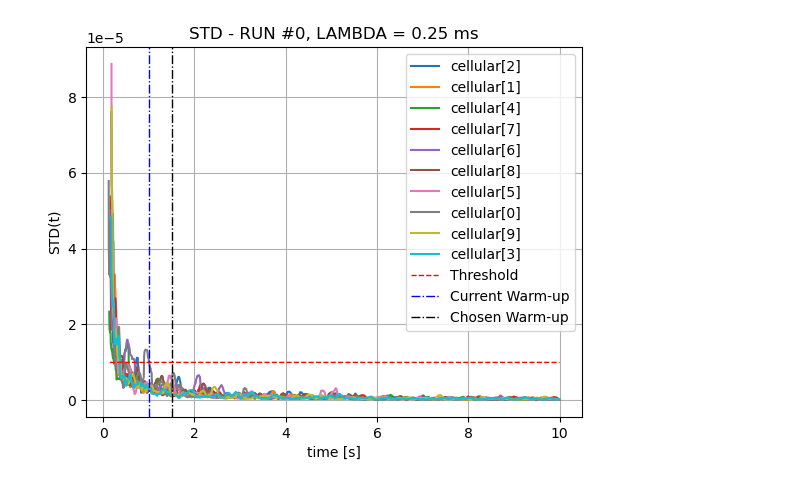
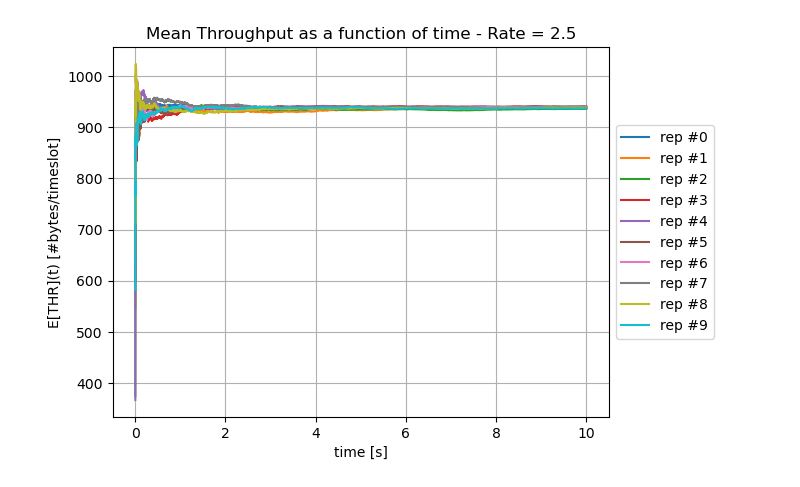
Before and after one commit to federic0casu/PECSN-Project, a Jupyter notebook: OpportunisticCellularNetwork/python/WarmUp_Estimation/warmuptime.ipynb, the cells around one changed output. Cells and saved outputs as stored; diff of their text form; code cells hidden in the pictures.

Commit message:
Warm up time estimation based on throughput - FINAL VERSION

```diff
--- a/OpportunisticCellularNetwork/python/WarmUp_Estimation/warmuptime.ipynb
+++ b/OpportunisticCellularNetwork/python/WarmUp_Estimation/warmuptime.ipynb
@@ -5,82 +5,78 @@ import pandas as pd
 import matplotlib as mpl
 import scipy.stats as st
 import matplotlib.pyplot as plt
 
-path = './'
-run = [0,1,2,3,4,5,6,7,8,9]
-rate = [25,5]
-csv_name = './WarmUp_Estimation/warmuptime#'
+path     = './'
+rate     = ['2_5','1','0_5','0_25']
+_rate    = [2.5,1,0.5,0.25]
+csv_name = './warmuptime_lambda'
+times    = []
 
 def main():
 
 
         for l in range(0,len(rate)):
 
-            for rep in range(0,len(run)):
+            # parse csv
+            raw = pd.read_csv(path + csv_name + str(rate[l]) + '.csv')
 
-                warm_up_i = 0
+            # compute vector of mean values
+            vec_mean_cell = [[],[],[],[],[],[],[],[],[],[]]
 
-                # parse csv
-                raw = pd.read_csv(path + csv_name + str(run[rep]) + '-lambda0_' + str(rate[l]) + '.csv')
+            for rep in range(0,10):
 
-                # compute vector of mean values
-                vec_mean_cell = [[],[],[],[],[],[],[],[],[],[]]
+                vec_mean_cell[rep] = []
 
-                for j in range(0,10):
+                times = raw[raw.columns[2*rep]]
+                array = raw[raw.columns[2*rep+1]]
 
-                    vec_mean_cell[j] = []
+                for i in range(0,len(array)):
+                    temp = array[0:i]
+                    vec_mean_cell[rep].append(np.mean(temp))
 
-                    times = raw[raw.columns[2*j]]
-                    array = raw[raw.columns[2*j+1]]
+                plt.plot(times, vec_mean_cell[rep], label=raw.columns[2*rep])
 
-                    for i in range(0,len(array)):
-                        temp = array[0:i]
-                        vec_mean_cell[j].append(np.mean(temp))
+                if rep == 9:
+                    plt.title('Mean Throughput as a function of time - Rate = ' + str(_rate[l]))
+                    plt.grid(True)
+                    plt.xlabel('time [s]')
+                    plt.ylabel('E[THR](t) [#bytes/timeslot]')
+                    plt.legend(loc='center left', bbox_to_anchor=(1, 0.5))
+                    plt.savefig('./plots/E[THR](t)_lambda' + str(rate[l]) + '.png', bbox_inches='tight')
+                    plt.show()
 
-                    # plt.plot(times, vec_mean_cell[j], label=raw.columns[2*j])
-                    #if j == 9:
-                    #    plt.title('Mean Response Time as a function of time - RUN #' + run)
-                    #    plt.grid(True)
-                    #    plt.xlabel('time [s]')
-                    #    plt.ylabel('E[R](t) [s]')
-                    #    plt.legend()
+            global_std      = []
+            warm_up_time    = 0
+            simulation_time = 10
 
-                    i = 0
-                    # Initialize an empty list to store moving std
-                    moving_std = []
-                    window_size = 40
+            for i in range(0, len(times)):
 
-                    while i < len(vec_mean_cell[j]) - window_size + 1:
-                        window_std = np.std(vec_mean_cell[j][i:i+window_size])
-                        moving_std.append(window_std)
-                        if window_std >= 0.00001:
-                            if times[i+window_size] > warm_up_i:
-                                warm_up_i = times[i+window_size]
-                        i += 1
+                global_mean_j = []
 
-                    plt.plot(times[window_size-1:], moving_std, label=raw.columns[2*j])
+                for j in range(0, 10):
+                    global_mean_j.append(vec_mean_cell[j][i])
 
-                    if j == 9:
-                        plt.title('STD - RUN #' + str(run[rep]) + ', LAMBDA = 0.' + str(rate[l]) + ' ms')
-                        plt.grid(True)
-                        plt.xlabel('time [s]')
-                        plt.ylabel('STD(t)')
+                global_std.append(np.std(global_mean_j))
 
-                        y = []
+                if global_std[i-1] - global_std[i] >= 0.1:
+                    warmup_time = times[i]
 
-                        for x in range(0,len(times[window_size-1:])):
-                            y.append(0.00001)
+                if global_std[i-1] - global_std[i] >= 0.01:
+                    simulation_time = times[i]
 
-                        plt.plot(times[window_size-1:], y, linestyle='--', color='red', label='Threshold', lw='1')
-                        plt.axvline(x = warm_up_i, linestyle='-.', color = 'b', label='Current Warm-up', lw='1')
-                        plt.axvline(x = 1.5, linestyle='-.', color = 'black', label='Chosen Warm-up', lw='1')
-                        plt.legend()
-                        plt.savefig('./WarmUp_Estimation/run' + str(rep) + '_lambda0' + str(rate[l]) + '.png', bbox_inches='tight')
-                        plt.show()
-                        print('RUN#' + str(rep) + ' - LAST TIME STD >= 0.00001 = ' + str(warm_up_i))
+            plt.plot(times, global_std)
+            plt.grid(True)
+            plt.title('Standard deviation as a function of time - Rate = ' + str(_rate[l]))
+            plt.xlabel('time [s]')
+            plt.ylabel('STD(t)')
+            plt.savefig('./plots/std(t)_lambda' + str(rate[l]) + '.png', bbox_inches='tight')
+            plt.show()
 
+
+            print("WARM UP TIME: " + str(warm_up_time))
+            print("SIMULATION TIME: " + str(simulation_time))
 
 if __name__ == '__main__':
     main()
 # %% [output]
-[figure, old version]
+[figure, new version]
```
Also changed, not shown: parts of 1 cell of this notebook, 54 other files.
